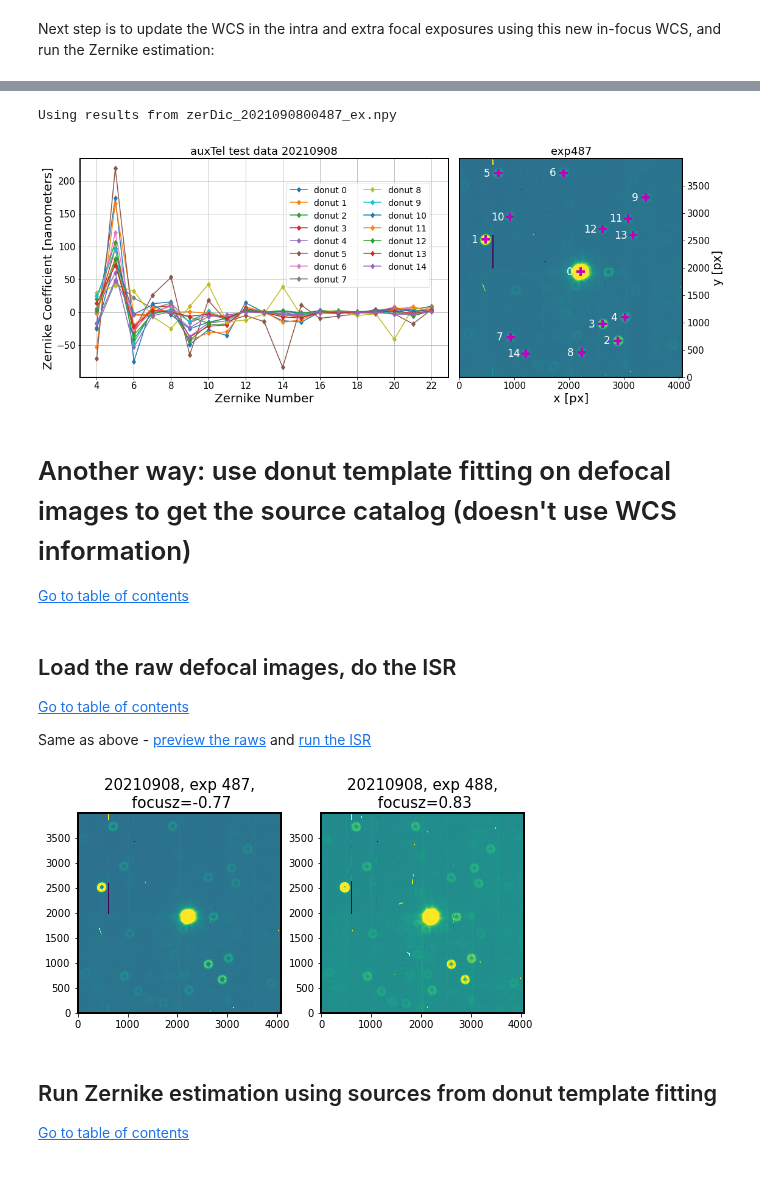
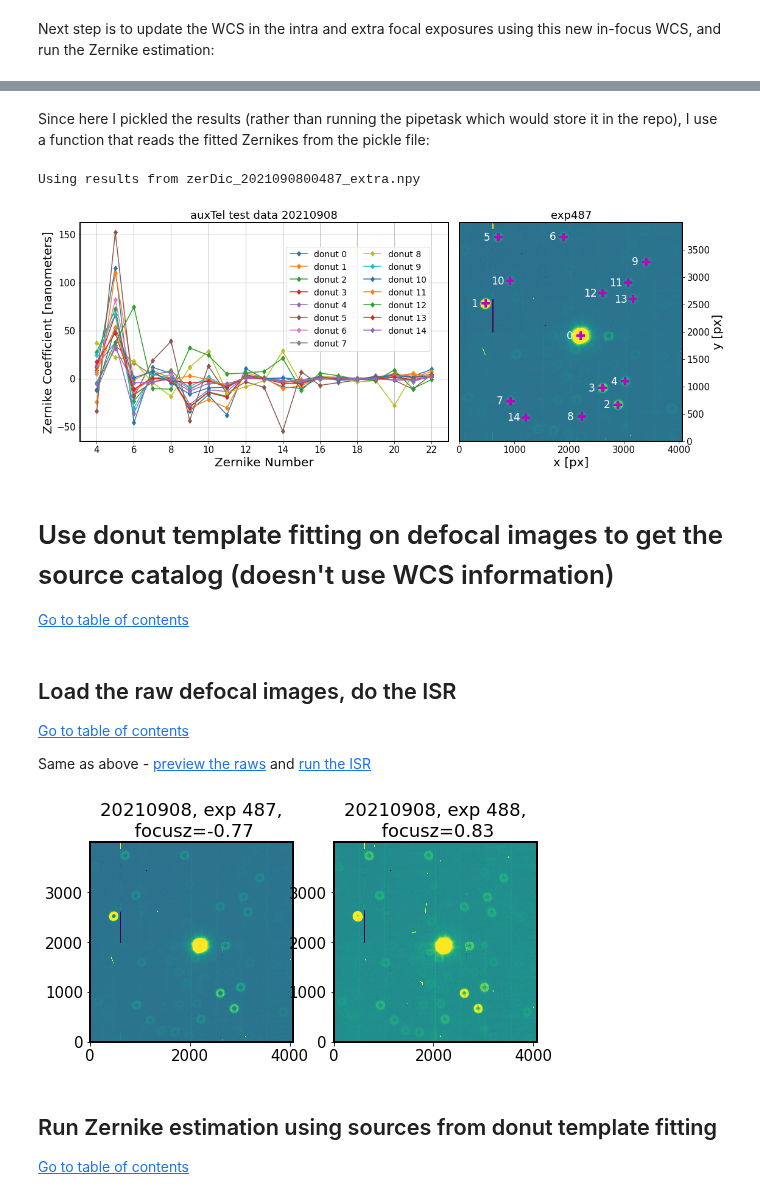
Before and after one commit to lsst-ts/ts_analysis_notebooks, a Jupyter notebook: notebooks/auxtel/auxTel_images_to_Zernikes.ipynb, the cells around one changed output, grey strips where cells are left out. Cells and saved outputs as stored; diff of their text form; code cells hidden in the pictures.

```diff
--- a/notebooks/auxtel/auxTel_images_to_Zernikes.ipynb
+++ b/notebooks/auxtel/auxTel_images_to_Zernikes.ipynb
@@ -747,3 +699,5 @@ zkFit
+# %% [markdown]
+Since here I pickled the results (rather than running the pipetask which would store it in the repo), I use a function that reads the fitted Zernikes from the pickle file:
 # %%
 # plot the truth vs simulation...
 from lsst.daf import butler as dafButler
@@ -847,10 +721,14 @@ def plot_zernike_image(expIntra=487,expExtra=488, year='2021',monthDay='0908',
 # %%
-plot_zernike_image()
+import imp
+imp.reload(at)
+at.plotZernikeImageFromPickle(expIntra=487, yearMonthDay='20210908',
+                   zkResultsFile=zkResultsFile,
+                   collection='u/scichris/Latiss/postISRex')
 # %% [output]
-Using results from zerDic_2021090800487_ex.npy
+Using results from zerDic_2021090800487_extra.npy
-[figure, old version]
+[figure, new version]
 # %% [markdown]
-# Another way: use donut template fitting on defocal images to get the source catalog (doesn't use WCS information) <a id='template'></a>
+# Use donut template fitting on defocal images to get the source catalog (doesn't use WCS information) <a id='template'></a>
 [Go to table of contents](#toc)
 # %% [markdown]
 ## Load the raw defocal images, do the ISR <a id='loadDefocal'></a>
@@ -859,11 +737,11 @@ Using results from zerDic_2021090800487_ex.npy
 
 Same as above -  [preview the raws](#raws) and [run the ISR](#isr)
 # %%
-preview_auxtel_exposures(monthDay='0908', expStart=487, expEnd=489,
-                         datasetRefOrType='postISRCCD',
-                         collection='u/scichris/Latiss/postISRex')
+at.previewExposures(yearMonthDay='20210908', expStart=487, expEnd=489,
+                    datasetRefOrType='postISRCCD',
+                    collection='u/scichris/Latiss/postISRex')
 # %% [output]
-[figure, old version]
+[figure, new version]
 # %% [markdown]
 ## Run Zernike estimation using sources from donut template fitting <a id='fitDonuts'></a>
 [Go to table of contents](#toc)
```
Also changed, not shown: parts of 47 cells of this notebook.
